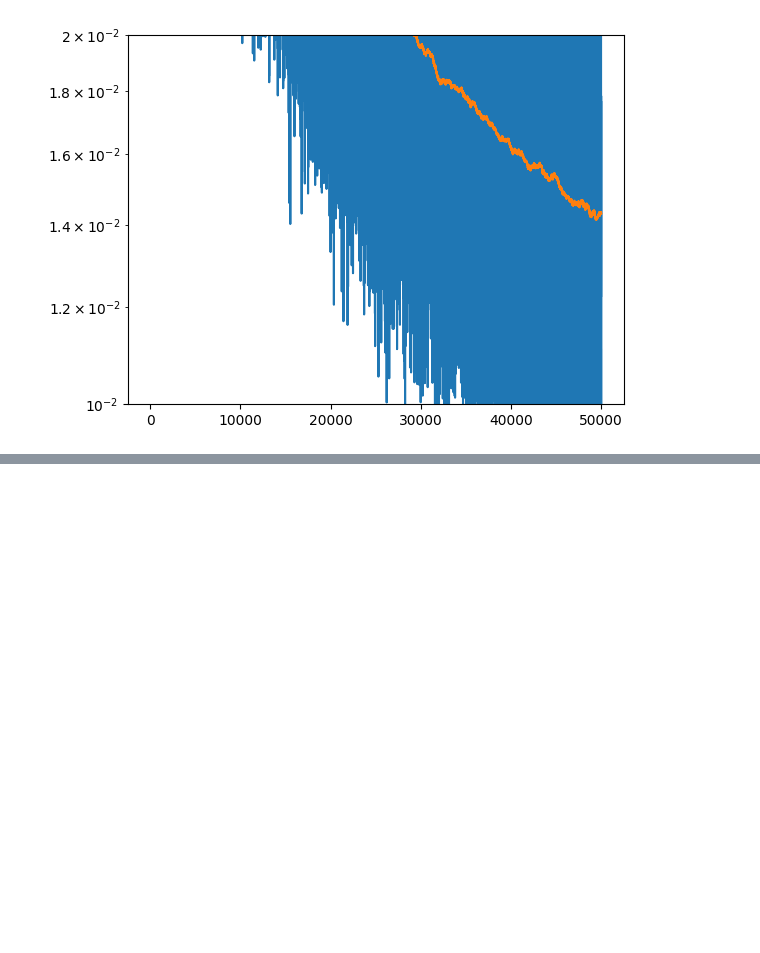
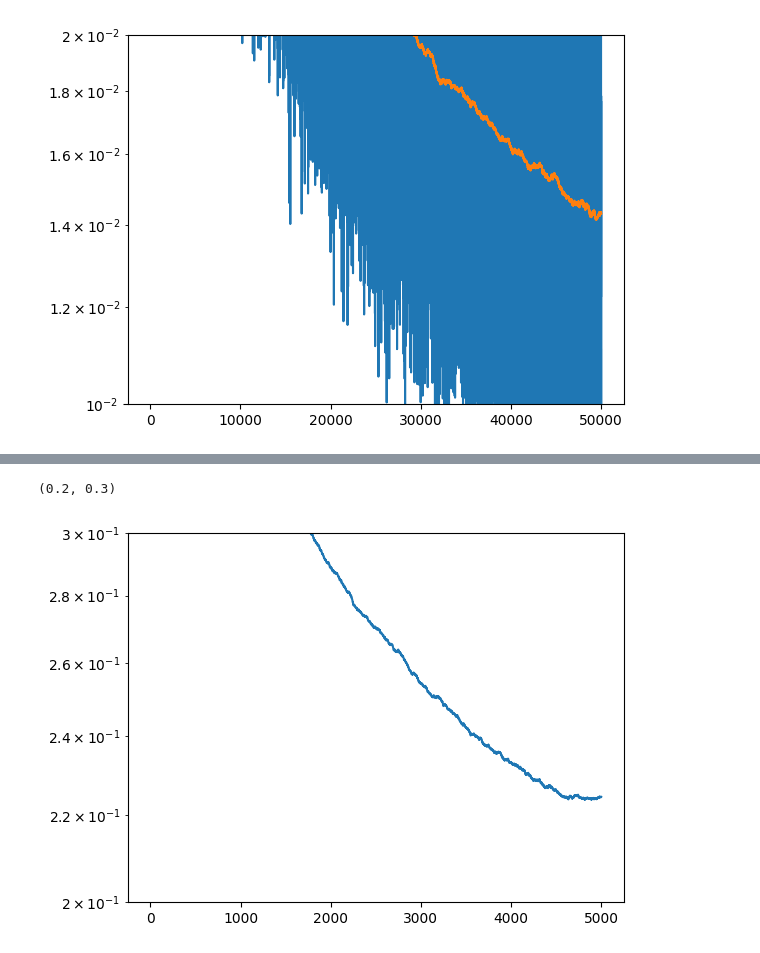
Before and after one commit to akarshkumar0101/synthetic-mdps, a Jupyter notebook: src/debug_unroll.ipynb, the cells around one changed output, grey strips where cells are left out. Saved outputs shown, nothing was run; the diff lists cells and outputs as text; code cells hidden in the pictures; blank space fills up the shorter version.

```diff
--- a/src/debug_unroll.ipynb
+++ b/src/debug_unroll.ipynb
@@ -218,0 +271,11 @@ plt.yscale('log')
+# %%
+metrics = load_pkl("/data/vision/phillipi/akumar01/synthetic-mdps-data/train_bc_aug/mujoco/all-HalfCheetah/", "metrics_train")
+# %%
+a = metrics['mse_act'][:, 256:].mean(axis=-1)
+# %%
+plt.plot(smooth_curve(a, 501))
+plt.yscale('log')
+plt.ylim(2e-1, 3e-1)
+# %% [output]
+(0.2, 0.3)
+[figure, added]
```
Also changed, not shown: parts of 15 cells of this notebook, 1 other file.
